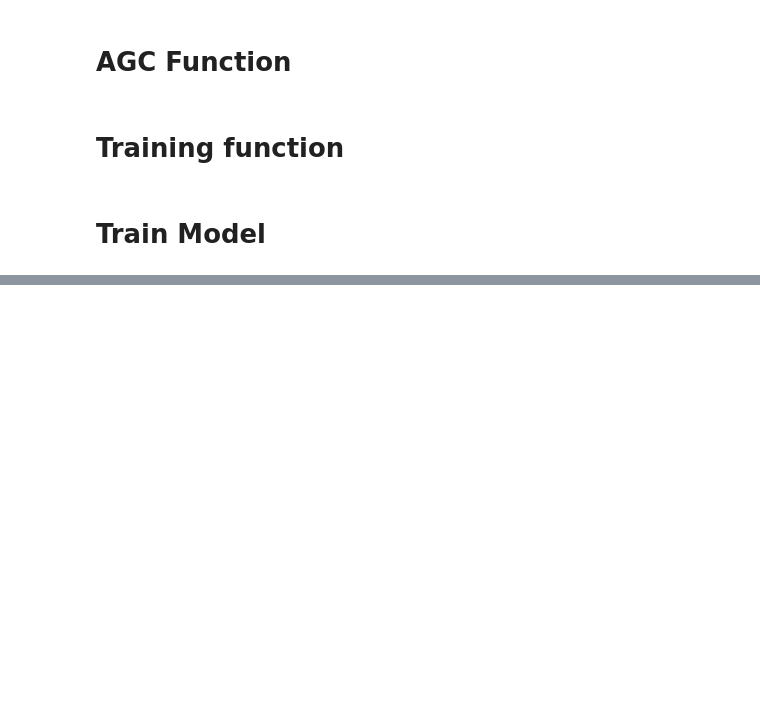
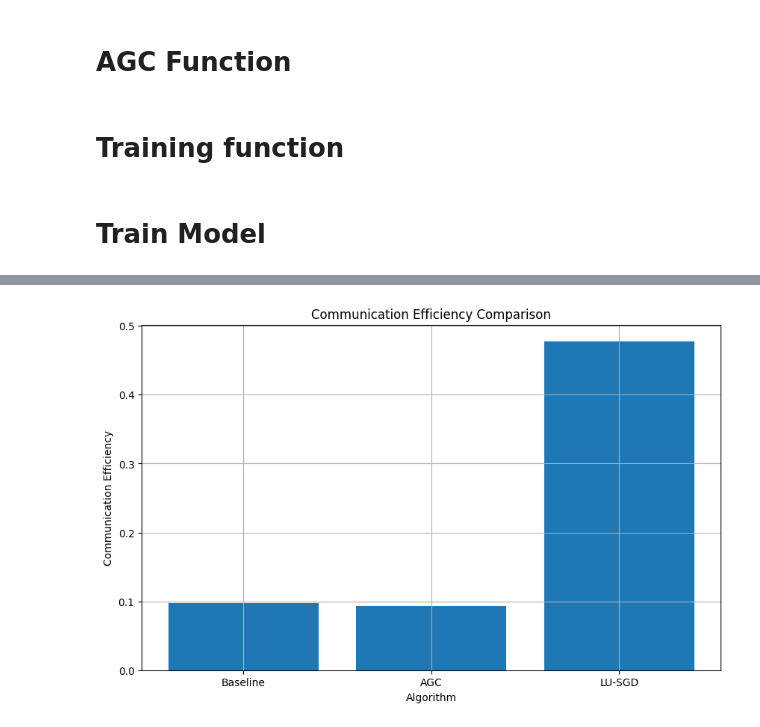
Before and after one commit to DroitXenon/FLNet, a Jupyter notebook: main.ipynb, the cells around one changed output, grey strips where cells are left out. Saved outputs shown, nothing was run; the diff lists cells and outputs as text; code cells hidden in the pictures; blank space fills up the shorter version.

```diff
--- a/main.ipynb
+++ b/main.ipynb
@@ -159,0 +246,10 @@ plt.show()
+# %%
+plt.figure(figsize=(10, 6))
+plt.bar(["Baseline", "AGC", "LU-SGD"], [baseline_efficiency, agc_efficiency, lusgd_efficiency])
+plt.xlabel("Algorithm")
+plt.ylabel("Communication Efficiency")
+plt.title("Communication Efficiency Comparison")
+plt.grid()
+plt.show()
+# %% [output]
+[figure, added]
```
Also changed, not shown: parts of 17 cells of this notebook.
